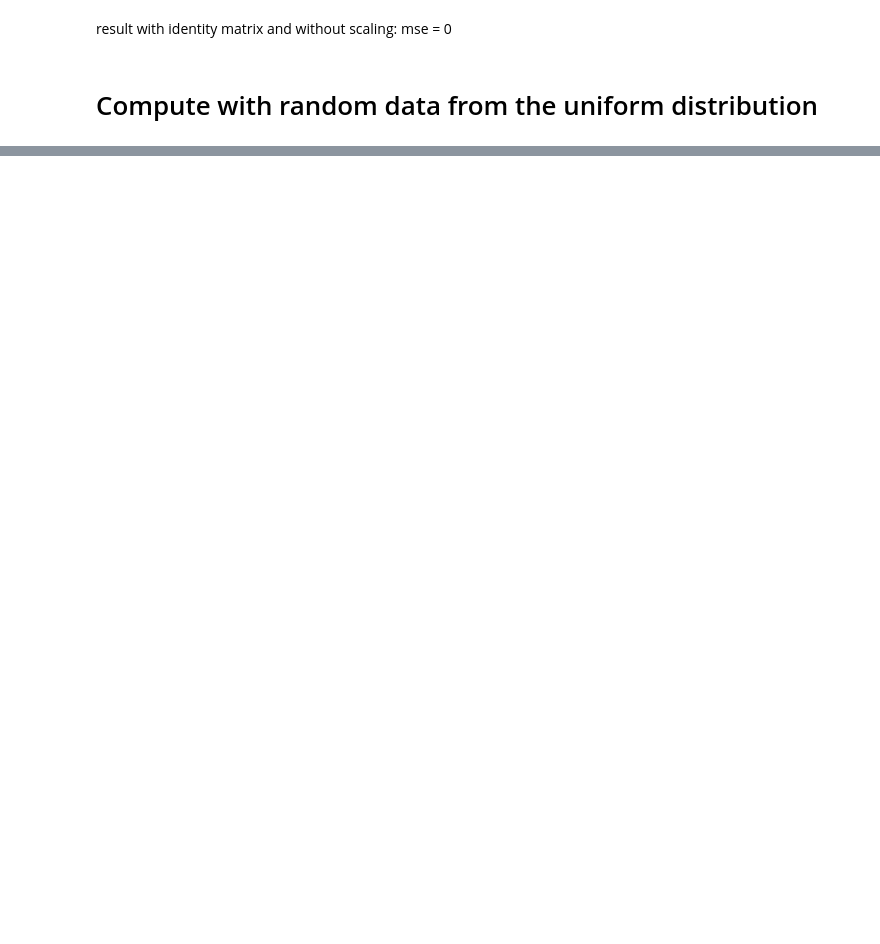
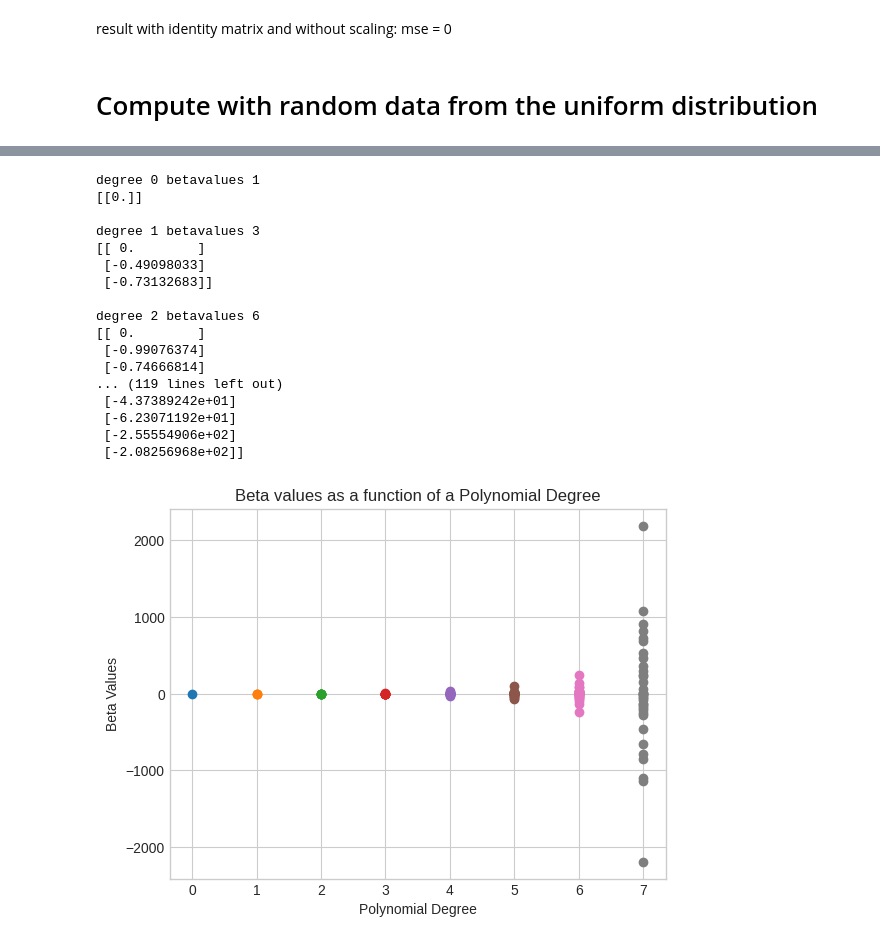
Before and after one commit to irisbore/FYS-STK4155_project1, a Jupyter notebook: src/notebooks/a.ipynb, the cells around one changed output, grey strips where cells are left out. Cells and saved outputs as stored; diff of their text form; code cells hidden in the pictures; blank space fills up the shorter version.

```diff
--- a/src/notebooks/a.ipynb
+++ b/src/notebooks/a.ipynb
@@ -195,11 +226,31 @@ plt.savefig(fname="../../results/ols_error_degree.png")
 # %%
 for degree, values in enumerate(beta_values):
     print("degree", degree, "betavalues", len(values))
     print(values)
     print(" ")
     degrees = np.repeat(degree, len(values))
     plt.scatter(degrees, values)
 
 plt.xlabel('Polynomial Degree')
 plt.ylabel('Beta Values')
 plt.title('Beta values as a function of a Polynomial Degree')
+f.save_to_results("beta_ols.png")
+# %% [output]
+degree 0 betavalues 1
+[[0.]]
+
+degree 1 betavalues 3
+[[ 0.        ]
+ [-0.49098033]
+ [-0.73132683]]
+
+degree 2 betavalues 6
+[[ 0.        ]
+ [-0.99076374]
+ [-0.74666814]
+... (119 lines left out)
+ [-4.37389242e+01]
+ [-6.23071192e+01]
+ [-2.55554906e+02]
+ [-2.08256968e+02]]
+[figure, added]
```
Also changed, not shown: parts of 4 cells of this notebook, 3 other files.
